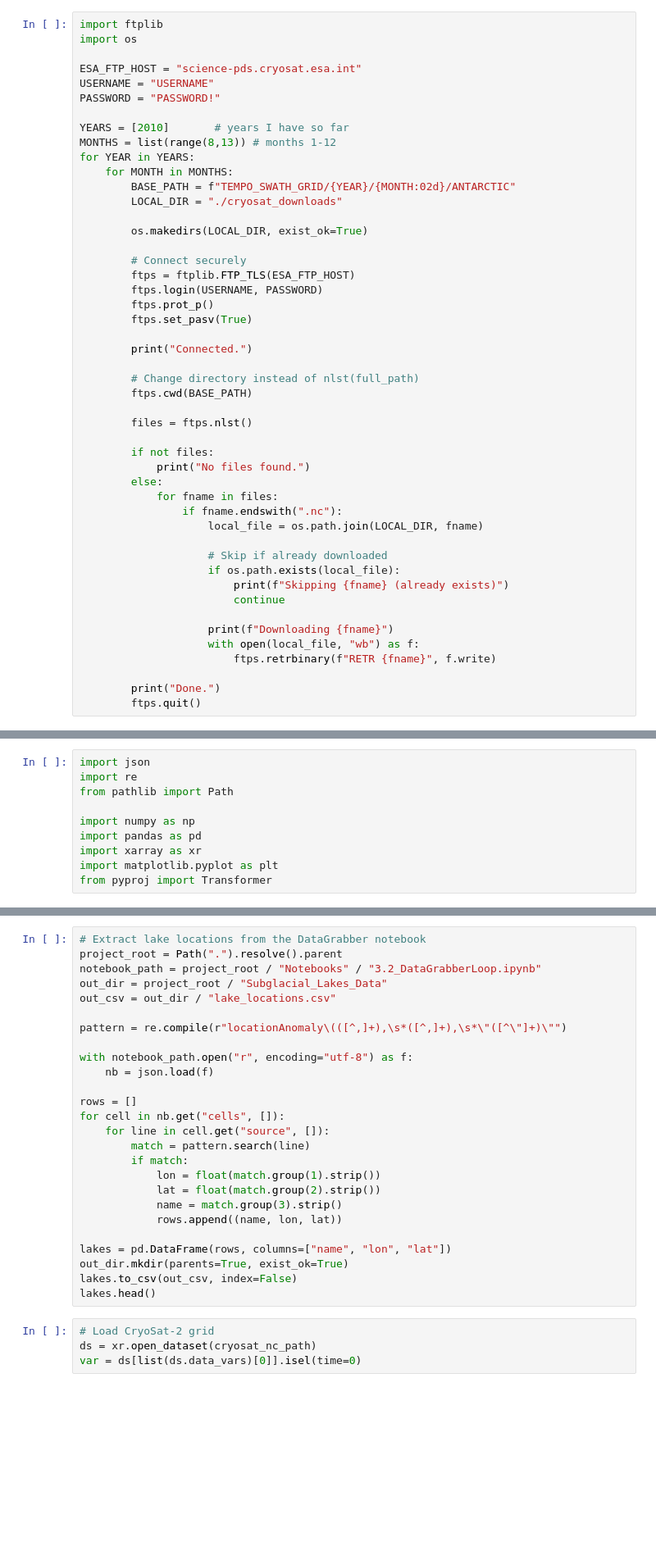
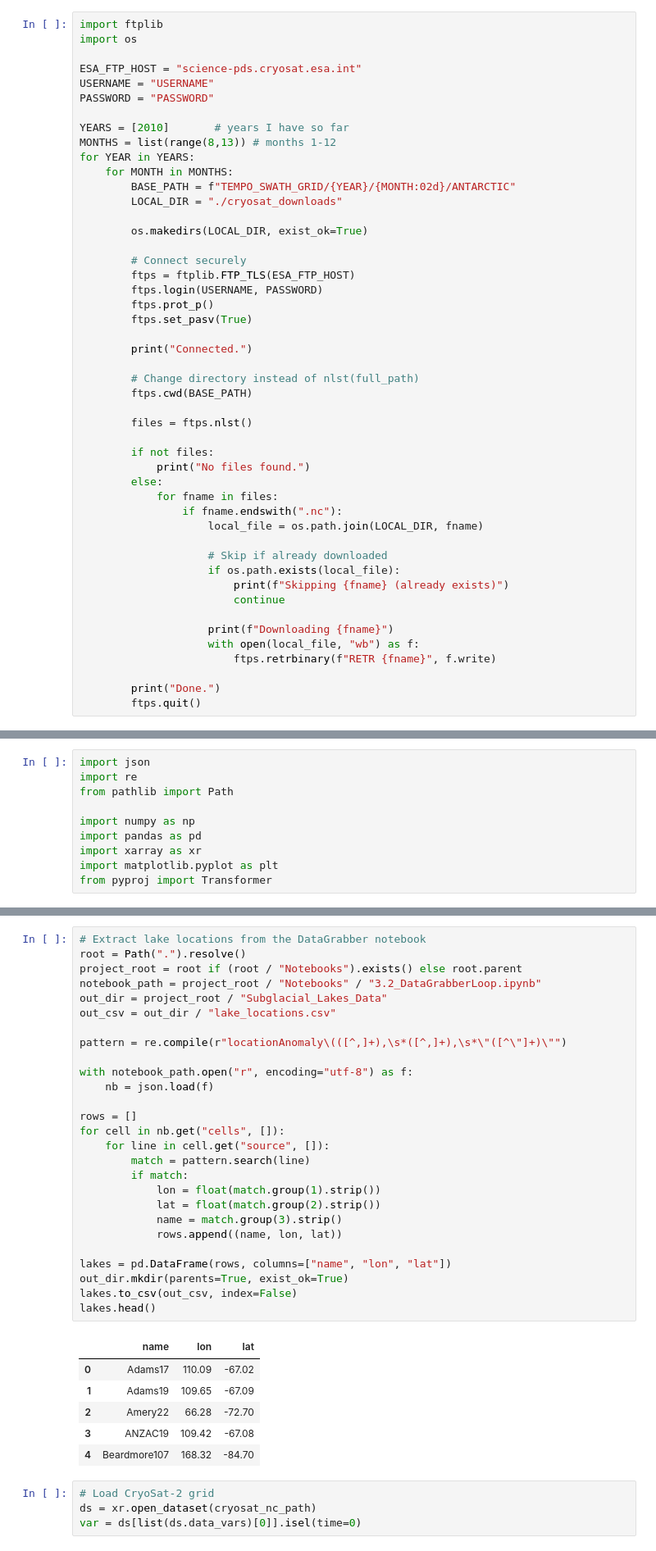
Before and after one commit to UW-MLGEO/MLGEO2026_Subglacial_Lakes, a Jupyter notebook: Notebooks/4.1_Lake_Location_Overlay.ipynb, the cells around one changed output, grey strips where cells are left out. Shown at 82% size. Cells and saved outputs as stored; diff of their text form; blank space fills up the shorter version.

```diff
--- a/Notebooks/4.1_Lake_Location_Overlay.ipynb
+++ b/Notebooks/4.1_Lake_Location_Overlay.ipynb
@@ -6,7 +24,7 @@ import os
 
 ESA_FTP_HOST = "science-pds.cryosat.esa.int"
 USERNAME = "USERNAME"
-PASSWORD = "PASSWORD!"
+PASSWORD = "PASSWORD"
 
 YEARS = [2010]       # years I have so far
 MONTHS = list(range(8,13)) # months 1-12
@@ -73,29 +115,37 @@ for p in Path(".").resolve().rglob("*.nc"):
 # %%
 # Extract lake locations from the DataGrabber notebook
-project_root = Path(".").resolve().parent
+root = Path(".").resolve()
+project_root = root if (root / "Notebooks").exists() else root.parent
 notebook_path = project_root / "Notebooks" / "3.2_DataGrabberLoop.ipynb"
 out_dir = project_root / "Subglacial_Lakes_Data"
 out_csv = out_dir / "lake_locations.csv"
 
 pattern = re.compile(r"locationAnomaly\(([^,]+),\s*([^,]+),\s*\"([^\"]+)\"")
 
 with notebook_path.open("r", encoding="utf-8") as f:
     nb = json.load(f)
 
 rows = []
 for cell in nb.get("cells", []):
     for line in cell.get("source", []):
         match = pattern.search(line)
         if match:
             lon = float(match.group(1).strip())
             lat = float(match.group(2).strip())
             name = match.group(3).strip()
             rows.append((name, lon, lat))
 
 lakes = pd.DataFrame(rows, columns=["name", "lon", "lat"])
 out_dir.mkdir(parents=True, exist_ok=True)
 lakes.to_csv(out_csv, index=False)
 lakes.head()
+# %% [output]
+|  | name | lon | lat |
+| 0 | Adams17 | 110.09 | -67.02 |
+| 1 | Adams19 | 109.65 | -67.09 |
+| 2 | Amery22 | 66.28 | -72.70 |
+| 3 | ANZAC19 | 109.42 | -67.08 |
+| 4 | Beardmore107 | 168.32 | -84.70 |
 # %%
 # Load CryoSat-2 grid
 ds = xr.open_dataset(cryosat_nc_path)
```
Also changed, not shown: parts of 7 cells of this notebook, 5 other files.
